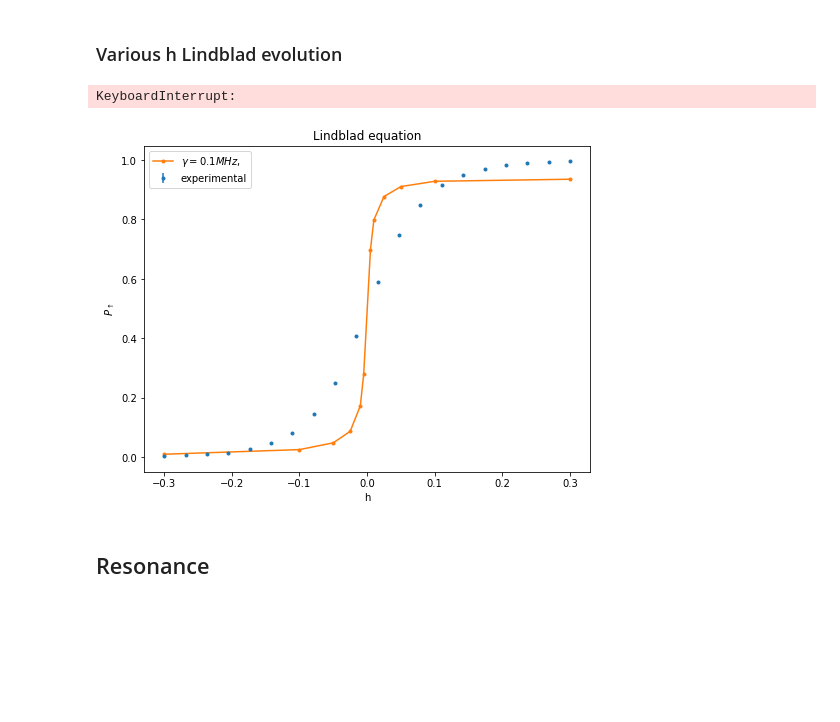
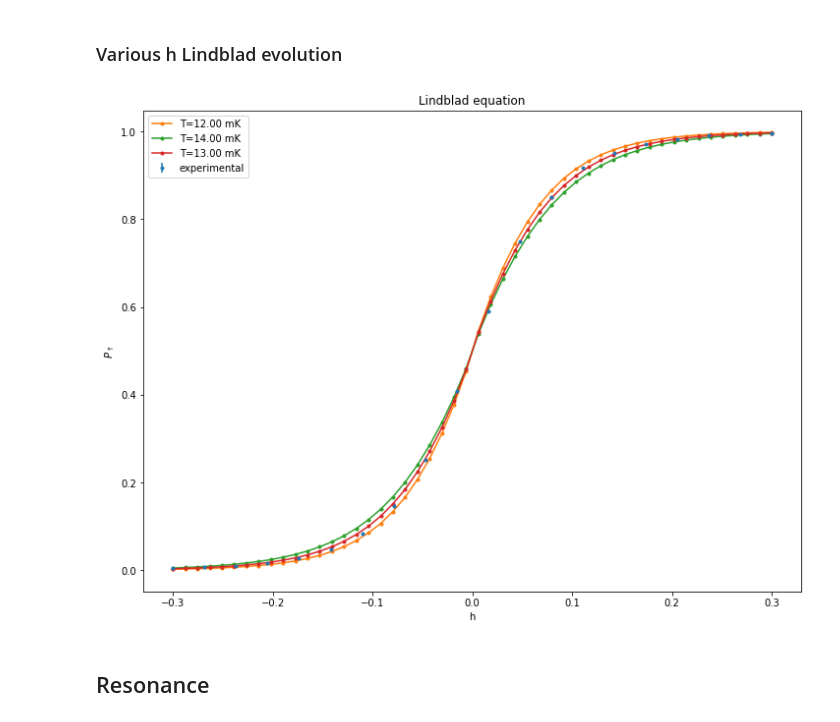
Before and after one commit to federicovisintini/Dwave2000q, a Jupyter notebook: 1_analitic_model.ipynb, the cells around one changed output. Drawn from its saved outputs; the diff is of its cells as text; code cells hidden in the pictures; blank space fills up the shorter version.

Commit message:
lindblad fit for various h

```diff
--- a/1_analitic_model.ipynb
+++ b/1_analitic_model.ipynb
@@ -311,7 +309,7 @@ $$ J(\omega)=\eta \omega \exp(-\omega / \omega_c), \qquad [\eta]=s^2 $$
 ### Numerical integration
 # %%
 # function to evolve rho
-omega_c = 8 * np.pi
+omega_c = 100 * 8 * np.pi
 beta = 1 / nominal_temp_ghz
 g2 = 0.4 / (2 * np.pi)
 
@@ -414,7 +412,7 @@ def lindblad_evolution(t, h):
 
     return np.real(sigmaz), np.real(sigmax)
 # %%
-t = np.linspace(0, 2, 10 ** 4 + 1)
+t = np.linspace(0, 20, 10 ** 5 + 1)
 h = 0.05
 
 print(f'dt: {(t[1] - t[0]) / 10 ** 6} s')
@@ -442,39 +439,43 @@ plt.show()
 ### Various h Lindblad evolution
 # %%
 # perform schroedinger evolution for t_final = 20 mu s
-t_final = 1  # mu s
-num_time_divisions = 50
-gamma = 50  # kHz
-beta = 1 / nominal_temp_ghz  # 1 / GHz
+temperatures = np.linspace(12, 13, 11)  # mK
 
-biases_q = np.linspace(-0.3, 0.3, 20)
-biases_q = [-0.3, -0.1, -0.05, -0.025, -0.01, -0.005]
-biases_q += [0.3, 0.1, 0.05, 0.025, 0.01, 0.005]
-biases_q = np.array(sorted(biases_q))
+for temp in tqdm(temperatures):
+    t = np.linspace(0, 20, 10 ** 5 + 1)
 
-# performing numerical calculation
-p_up = [(lindblad_evolution(t_final, h, num_time_divisions, gamma / 10 ** 6, beta).expect[0][-1] + 1) / 2 for h in tqdm(biases_q)]
+    beta = 47.9924341590788 / temp  # 1 / GHz
 
-# save results on file
-pickle.dump((biases_q, p_up), open(f"data/qu_lindblad_various_h.pickle", "wb"))
+    biases_q = np.linspace(-0.3, 0.3, 50)
+    p_up = []
+
+    # performing numerical calculation
+    for h in tqdm(biases_q):
+        sigmaz, sigmax = lindblad_evolution(t, h)
+        p_up.append(sigmaz[-1] / 2 + 0.5)
+
+    # save results on file
+    pickle.dump((biases_q, p_up), open(f"data/qu_lindblad_various_h{temp}.pickle", "wb"))
-# %% [output]
-KeyboardInterrupt:
 # %%
+# grafico popolaz ground state vs h, experiment and theory
+plt.figure(figsize=(12, 9))
+plt.errorbar(biases_ex, spin_up_ex, dspin_up_ex, marker='.', linestyle='', label='experimental')
+
 # opening saved data
-biases_teo0, spin_up_teo0 = pickle.load(open(f"data/qu_lindblad_various_h.pickle", "rb"))
+import glob
 
-# grafico popolaz ground state vs h, experiment and theory
-plt.figure(figsize=(8, 6))
-plt.errorbar(biases_ex, spin_up_ex, dspin_up_ex, marker='.', linestyle='', label='experimental')
-plt.plot(biases_teo0, spin_up_teo0,  marker='.', label=f'$\gamma={gamma} kHz, \beta={beta}$')
+for f in glob.glob("data/qu_lindblad_various_h*.pickle"):
+    h, p = pickle.load(open(f, "rb"))
+    temp = float(f[26:-7])
+    plt.plot(h, p,  marker='.', label=f'T={temp:.2f} mK')
 
 plt.title('Lindblad equation')
 plt.xlabel('h')
 plt.ylabel(r'$P_\uparrow$')
 plt.legend()
 plt.show()
 # %% [output]
-[figure, old version]
+[figure, new version]
 # %% [markdown]
 ## Resonance
 # %%
```
Also changed, not shown: parts of 4 cells of this notebook.
